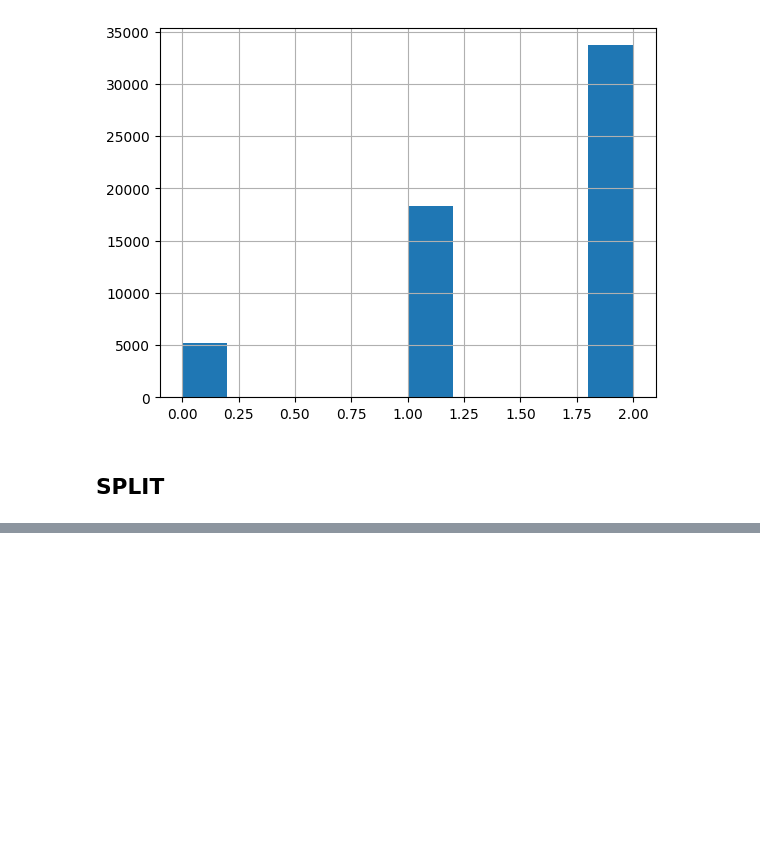
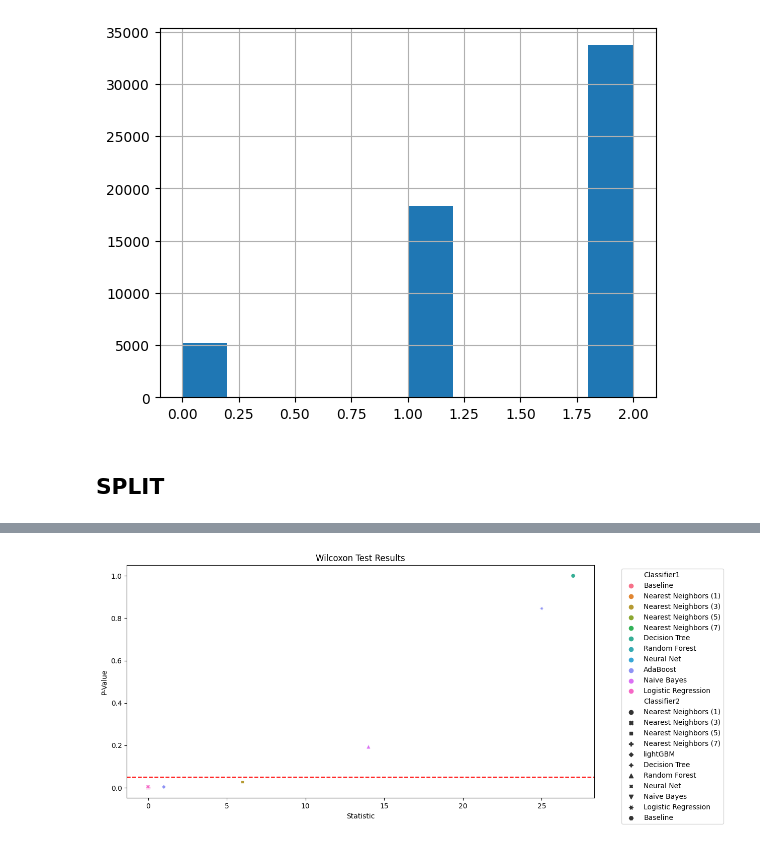
Before and after one commit to Maristoteles02/TAAU, a Jupyter notebook: 2.0.DATA_PREP+1APP.ipynb, the cells around one changed output, grey strips where cells are left out. Saved outputs shown, nothing was run; the diff lists cells and outputs as text; code cells hidden in the pictures; blank space fills up the shorter version.

```diff
--- a/2.0.DATA_PREP+1APP.ipynb
+++ b/2.0.DATA_PREP+1APP.ipynb
@@ -178,0 +242,32 @@ classifiers_list = [
+# %%
+import matplotlib.pyplot as plt
+import seaborn as sns
+
+# Supongamos que ya tienes un diccionario 'valores_auc' con los resultados de AUC para cada clasificador
+# y que cada clasificador ha sido entrenado y validado.
+
+# Realizar la prueba de Wilcoxon para cada par de clasificadores y almacenar los resultados
+wilcoxon_results = []
+
+for name1 in valores_auc:
+    for name2 in valores_auc:
+        if name1 < name2:  # Esto asegura que cada par se compara solo una vez
+            stat, p_value = wilcoxon(valores_auc[name1], valores_auc[name2])
+            wilcoxon_results.append((name1, name2, stat, p_value))
+
+# Convertir los resultados en un DataFrame para facilitar la visualización
+import pandas as pd
+
+results_df = pd.DataFrame(wilcoxon_results, columns=['Classifier1', 'Classifier2', 'Statistic', 'P-Value'])
+
+# Graficar los resultados
+plt.figure(figsize=(12, 6))
+sns.scatterplot(data=results_df, x='Statistic', y='P-Value', hue='Classifier1', style='Classifier2')
+plt.title('Wilcoxon Test Results')
+plt.xlabel('Statistic')
+plt.ylabel('P-Value')
+plt.axhline(0.05, color='red', linestyle='--')  # Línea para el nivel de significancia alfa
+plt.legend(bbox_to_anchor=(1.05, 1), loc='upper left')
+plt.show()
+# %% [output]
+[figure, added]
```
Also changed, not shown: parts of 10 cells of this notebook, 10 other files.
